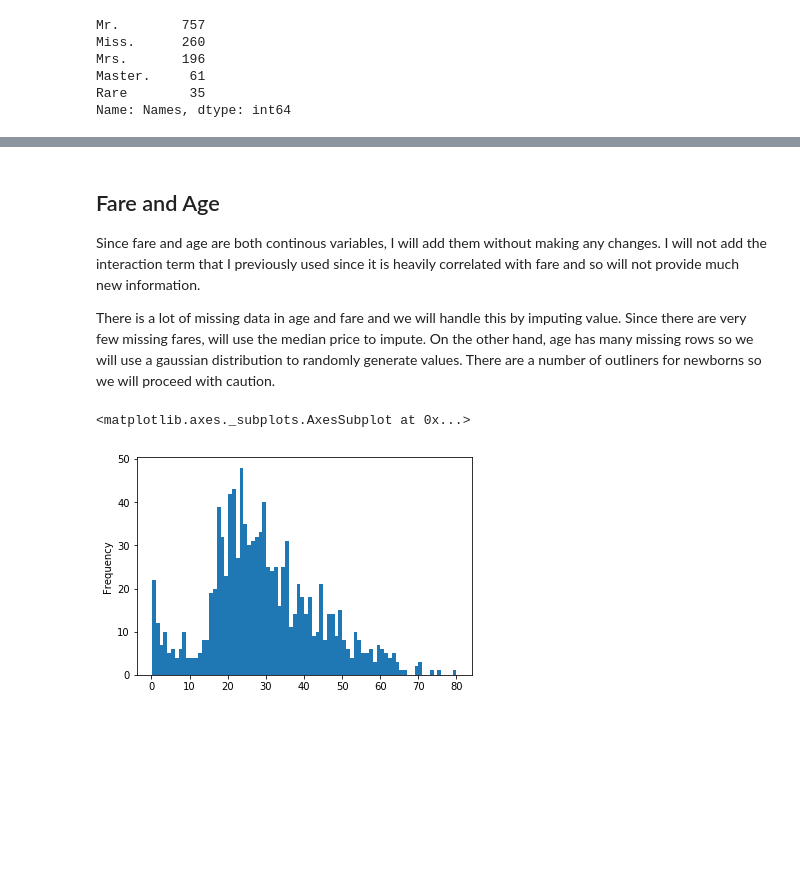
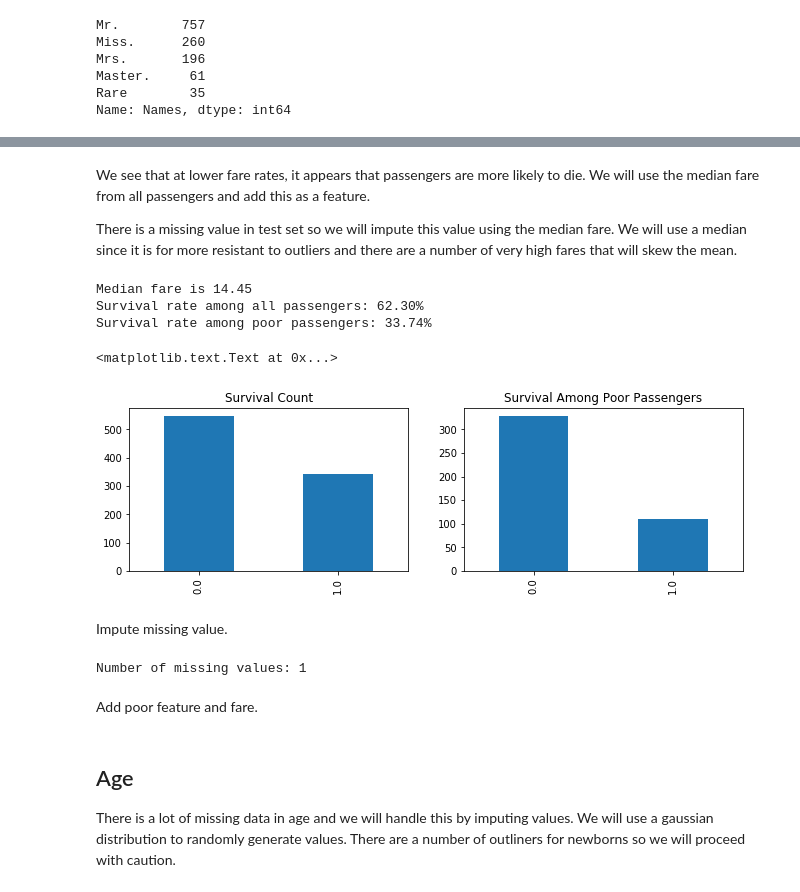
Before and after one commit to grantcooksey/kaggle-titanic, a Jupyter notebook: notebooks/Feature Engineering.ipynb, the cells around one changed output, grey strips where cells are left out. Drawn from its saved outputs; the diff is of its cells as text; code cells hidden in the pictures; blank space fills up the shorter version.

```diff
--- a/notebooks/Feature Engineering.ipynb
+++ b/notebooks/Feature Engineering.ipynb
@@ -212,0 +239,37 @@ Name: Names, dtype: int64
+# %% [markdown]
+We see that at lower fare rates, it appears that passengers are more likely to die. We will use the median fare from all passengers and add this as a feature.
+
+There is a missing value in test set so we will impute this value using the median fare. We will use a median since it is for more resistant to outliers and there are a number of very high fares that will skew the mean.
+# %%
+fig, axs = plt.subplots(ncols=2, figsize=(11, 3))
+
+median_fare = df_full['Fare'].quantile(q=.5)
+df_poor = df.loc[df['Fare'] < median_fare, target].value_counts()
+df_sur = df['Survived'].value_counts()
+
+print('Median fare is {:.2f}'.format(median_fare))
+print('Survival rate among all passengers: {:.2f}%'.format(df_sur[1] / df_sur[0] * 100))
+print('Survival rate among poor passengers: {:.2f}%'.format(df_poor[1] / df_poor[0] * 100))
+
+# Total
+df_sur.plot.bar(ax=axs[0])
+axs[0].set_title('Survival Count')
+
+# Poor
+df_poor.plot.bar(ax=axs[1])
+axs[1].set_title('Survival Among Poor Passengers')
+# %% [output]
+Median fare is 14.45
+Survival rate among all passengers: 62.30%
+Survival rate among poor passengers: 33.74%
+<matplotlib.text.Text at 0x...>
+[figure, added]
+# %% [markdown]
+Impute missing value.
+# %%
+print('Number of missing values: {}'.format(len(df_full.loc[pd.isnull(df_full['Fare'])])))
+df_full.loc[pd.isnull(df_full['Fare'])] = df_full['Fare'].median()
+# %% [output]
+Number of missing values: 1
+# %% [markdown]
+Add poor feature and fare.
@@ -213,11 +281,4 @@ Name: Names, dtype: int64
 # %% [markdown]
-## Fare and Age
+## Age
 
-Since fare and age are both continous variables, I will add them without making any changes. I will not add the interaction term that I previously used since it is heavily correlated with fare and so will not provide much new information.
-
-There is a lot of missing data in age and fare and we will handle this by imputing value. Since there are very few missing fares, will use the median price to impute. On the other hand, age has many missing rows so we will use a gaussian distribution to randomly generate values. There are a number of outliners for newborns so we will proceed with caution.
+There is a lot of missing data in age and we will handle this by imputing values. We will use a gaussian distribution to randomly generate values. There are a number of outliners for newborns so we will proceed with caution.
-# %%
-df_full['Age'].plot.hist(bins=80)
-# %% [output]
-<matplotlib.axes._subplots.AxesSubplot at 0x...>
-[figure, removed]
```
Also changed, not shown: parts of 5 cells of this notebook.
